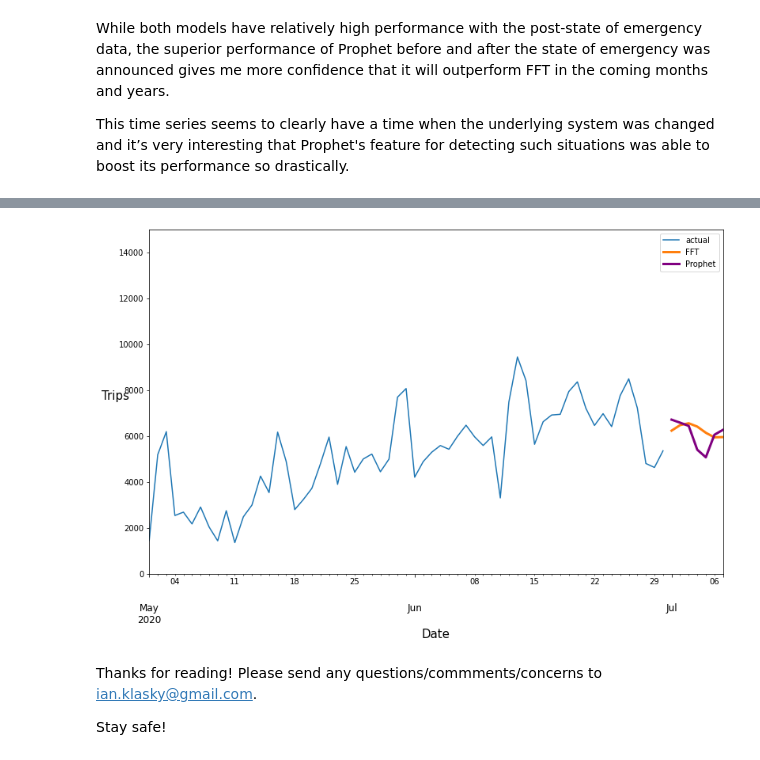
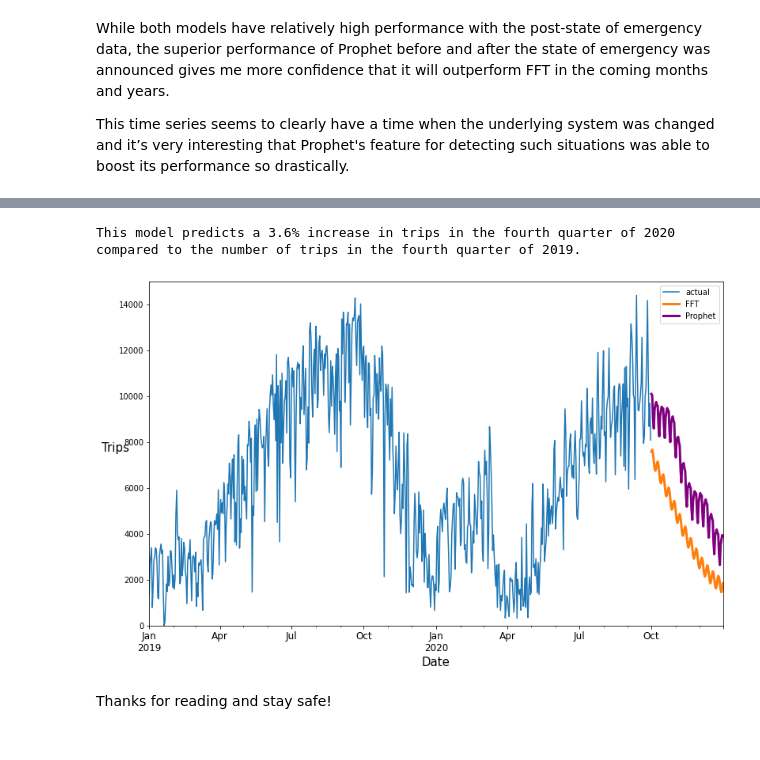
Before and after one commit to iklasky/Springboard, a Jupyter notebook: bikes/Forecasting_Covid_Blue_Bikes.ipynb, the cells around one changed output, grey strips where cells are left out. Cells and saved outputs as stored; diff of their text form; code cells hidden in the pictures.

Commit message:
comparison

```diff
--- a/bikes/Forecasting_Covid_Blue_Bikes.ipynb
+++ b/bikes/Forecasting_Covid_Blue_Bikes.ipynb
@@ -360,5 +364,19 @@ The last forecast I’ll run will be for the first week in July, which I plan to
+# %%
+def Q4_comparison(daily_data,prediction_Prophet):
+
+    Q4_2019_total = daily_data.loc[(daily_data.date > daily_data.date.iloc[-2] - timedelta(days=365)) &
+               (daily_data.date < daily_data.date.iloc[-1] - timedelta(days=365)
+                + timedelta(days=len(forecast_len)))].trips.sum()
+
+    Q4_2020_total = prediction_Prophet.sum()
+
+    percent_diff = round(float(((Q4_2020_total / Q4_2019_total) - 1)*100),2)
+
+    print('This model predicts a {}% increase in trips in the fourth quarter of 2020 compared to the number of trips in the fourth quarter of 2019.'.format(percent_diff))
+
+    return
 # %%
-forecast_len = 7 * [None]
+forecast_len = 92*[None]
 
 prediction_FFT4 = run_FFT(series1,forecast_len)
-prediction_Prophet4 = run_Prophet(series1,forecast_len,['2020-03-23'])
+prediction_Prophet4 = run_Prophet(series1,forecast_len,['2020-03-23'],0.01)
@@ -367,11 +385,8 @@ train4 = series1
-# %%
-prediction_FFT4 = run_FFT(train4,forecast_len)
-prediction_Prophet4 = run_Prophet(train4,forecast_len,['2020-03-23'])
-# %%
-display_forecasts(train4, prediction_FFT4, prediction_Prophet4, '2020-05-01', '2020-07-07')
-# %% [output]
-[figure, removed]
-# %% [markdown]
-Thanks for reading! Please send any questions/commments/concerns to ian.klasky@gmail.com.
-
-Stay safe!
+# %%
+Q4_comparison(daily_data,prediction_Prophet4)
+display_forecasts(series1, prediction_FFT4, prediction_Prophet4, '2019-01-01', '2020-12-31')
+# %% [output]
+This model predicts a 3.6% increase in trips in the fourth quarter of 2020 compared to the number of trips in the fourth quarter of 2019.
+[figure, added]
+# %% [markdown]
+Thanks for reading and stay safe!
```
Also changed, not shown: parts of 24 cells of this notebook.
